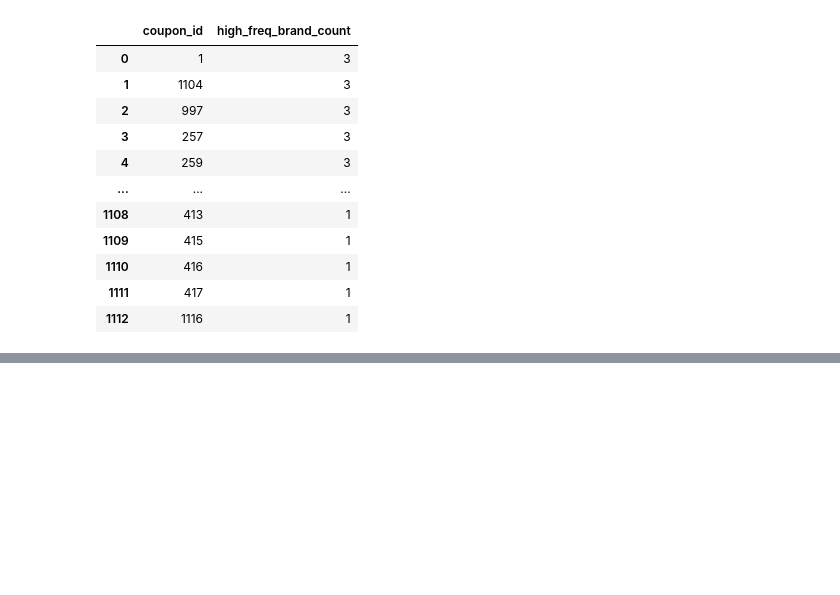
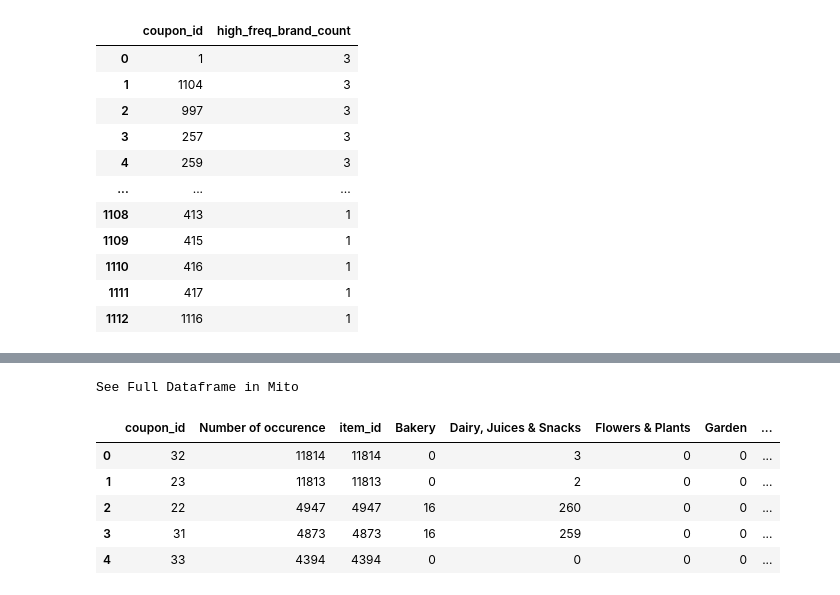
Before and after one commit to ArunavRajkhowa/Python-Notebooks-Problem-Solving, a Jupyter notebook: Datahandling_problems.ipynb, the cells around one changed output, grey strips where cells are left out. Saved outputs shown, nothing was run; the diff lists cells and outputs as text; code cells hidden in the pictures; blank space fills up the shorter version.

```diff
--- a/Datahandling_problems.ipynb
+++ b/Datahandling_problems.ipynb
@@ -530,0 +572,5 @@ See Full Dataframe in Mito
+# %%
+temp1=temp.groupby(['coupon_id']).nth(0).reset_index()
+temp1=temp1[['coupon_id','brand_count','Number of occurence']]
+temp1.rename(columns={'brand_count':'b1'},inplace=True)
+temp1
@@ -530,0 +610,5 @@ See Full Dataframe in Mito
+# %%
+temp2=temp.groupby(['coupon_id']).nth(1).reset_index()
+temp2=temp2[['coupon_id','brand_count']]
+temp2.rename(columns={'brand_count':'b2'},inplace=True)
+temp2
@@ -530,0 +629,5 @@ See Full Dataframe in Mito
+# %%
+temp1['diff_percent_top2_brand']=(temp1['b1']-temp2['b2'])/temp1['Number of occurence']
+
+temp1=temp1[['coupon_id','diff_percent_top2_brand']]
+temp1
@@ -530,0 +648,14 @@ See Full Dataframe in Mito
+# %%
+coupon_features=pd.merge(coupon_features,temp1,on=['coupon_id'],how='left')
+del temp1
+del temp
+# %%
+coupon_features.head()
+# %% [output]
+See Full Dataframe in Mito
+|  | coupon_id | Number of occurence | item_id | Bakery | Dairy, Juices & Snacks | Flowers & Plants | Garden | ... |
+| 0 | 32 | 11814 | 11814 | 0 | 3 | 0 | 0 | ... |
+| 1 | 23 | 11813 | 11813 | 0 | 2 | 0 | 0 | ... |
+| 2 | 22 | 4947 | 4947 | 16 | 260 | 0 | 0 | ... |
+| 3 | 31 | 4873 | 4873 | 16 | 259 | 0 | 0 | ... |
+| 4 | 33 | 4394 | 4394 | 0 | 0 | 0 | 0 | ... |
```
Also changed, not shown: parts of 11 cells of this notebook, 2 other files.
